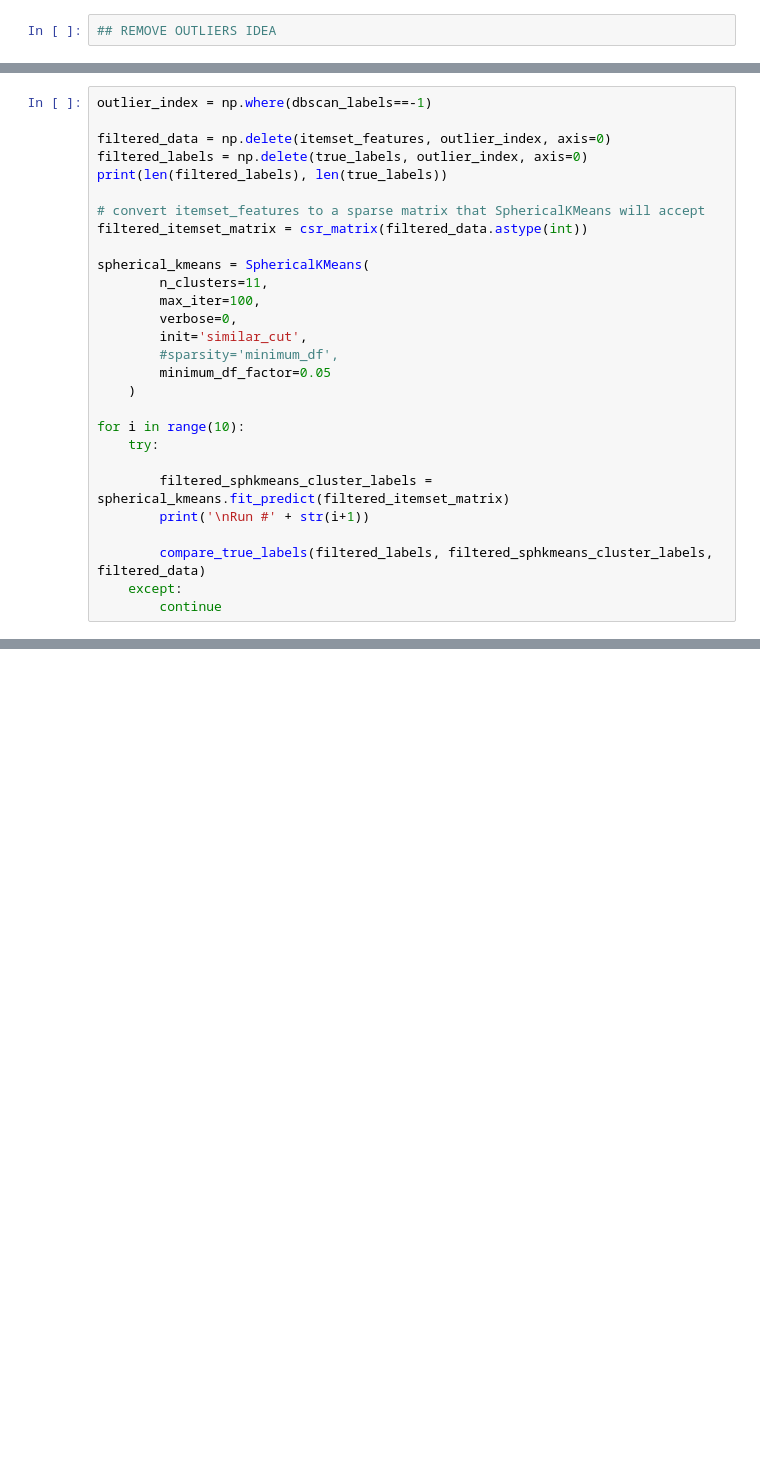
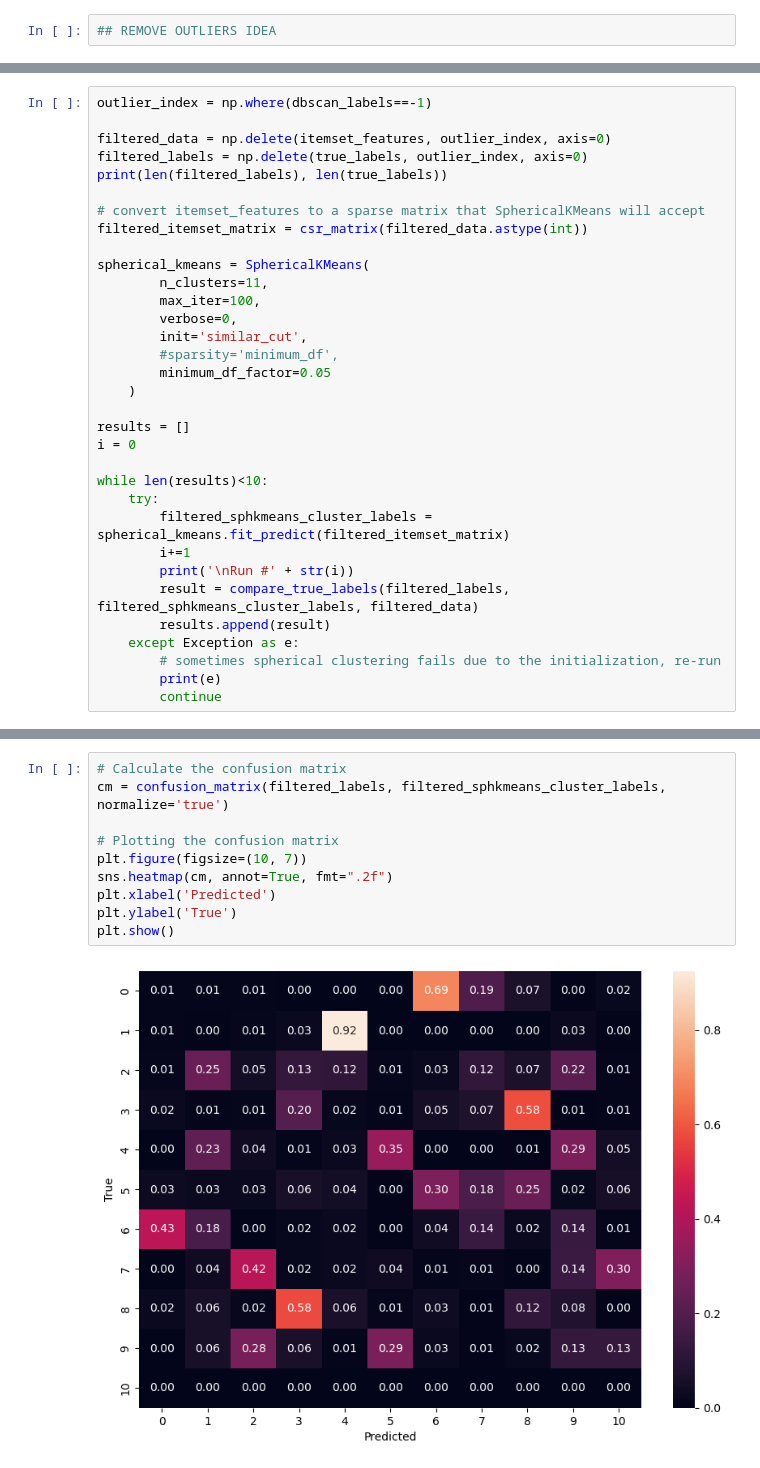
Before and after one commit to zyiology/SC4020_Proj2, a Jupyter notebook: mnist_clustering.ipynb, the cells around one changed output, grey strips where cells are left out. Saved outputs shown, nothing was run; the diff lists cells and outputs as text; blank space fills up the shorter version.

```diff
--- a/mnist_clustering.ipynb
+++ b/mnist_clustering.ipynb
@@ -391,12 +208,17 @@ spherical_kmeans = SphericalKMeans(
         minimum_df_factor=0.05
     )
 
-for i in range(10):
+results = []
+i = 0
+
+while len(results)<10:
     try:
-
         filtered_sphkmeans_cluster_labels = spherical_kmeans.fit_predict(filtered_itemset_matrix)
-        print('\nRun #' + str(i+1))
-
-        compare_true_labels(filtered_labels, filtered_sphkmeans_cluster_labels, filtered_data)
-    except:
+        i+=1
+        print('\nRun #' + str(i))
+        result = compare_true_labels(filtered_labels, filtered_sphkmeans_cluster_labels, filtered_data)
+        results.append(result)
+    except Exception as e:
+        # sometimes spherical clustering fails due to the initialization, re-run
+        print(e)
         continue
@@ -497,0 +300,12 @@ adjusted_rand_score(true_labels, sphkmeans_cluster_labels)
+# %%
+# Calculate the confusion matrix
+cm = confusion_matrix(filtered_labels, filtered_sphkmeans_cluster_labels, normalize='true')
+
+# Plotting the confusion matrix
+plt.figure(figsize=(10, 7))
+sns.heatmap(cm, annot=True, fmt=".2f")
+plt.xlabel('Predicted')
+plt.ylabel('True')
+plt.show()
+# %% [output]
+[figure, added]
```
Also changed, not shown: parts of 29 cells of this notebook, 6 other files.
